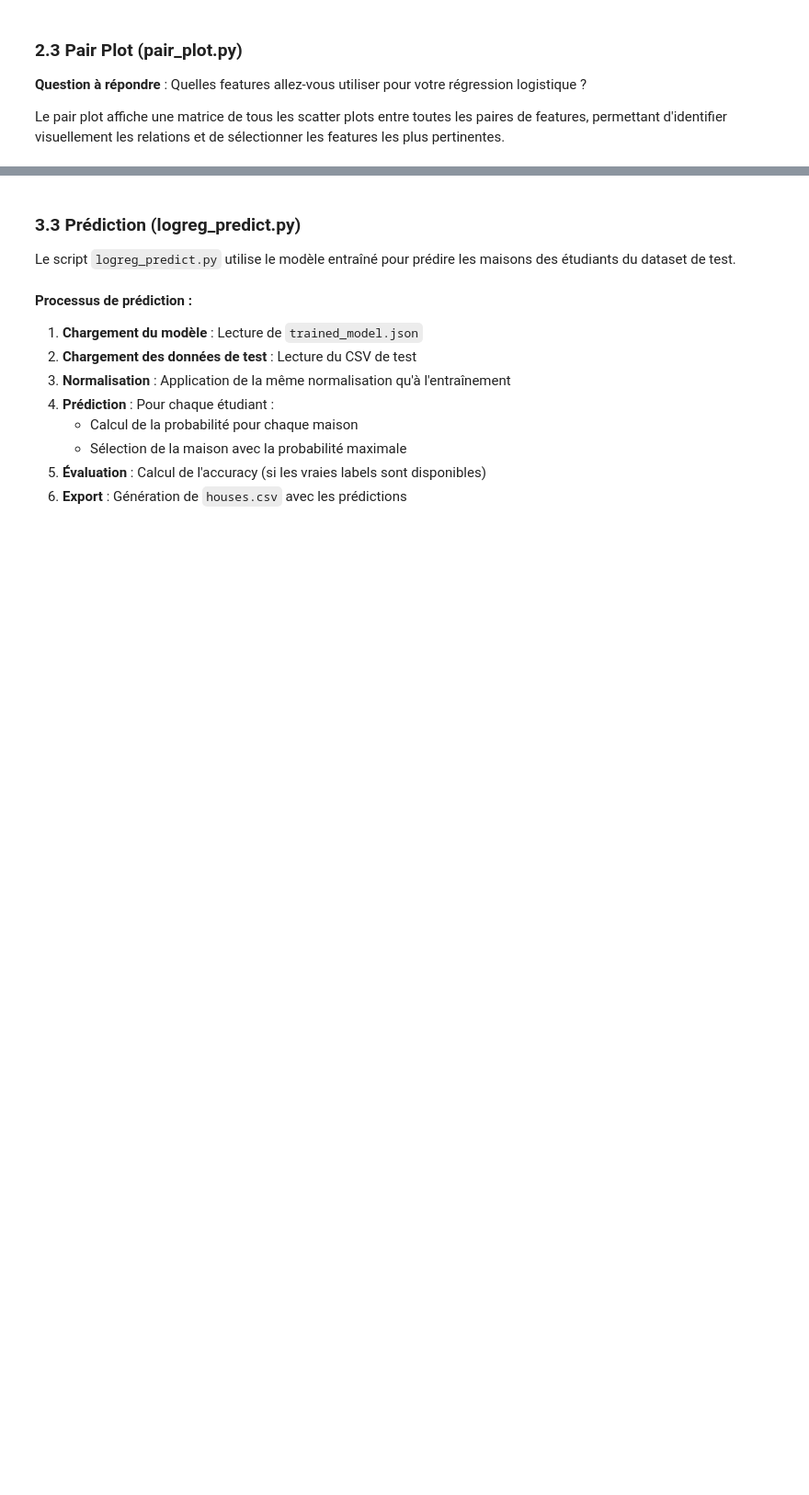
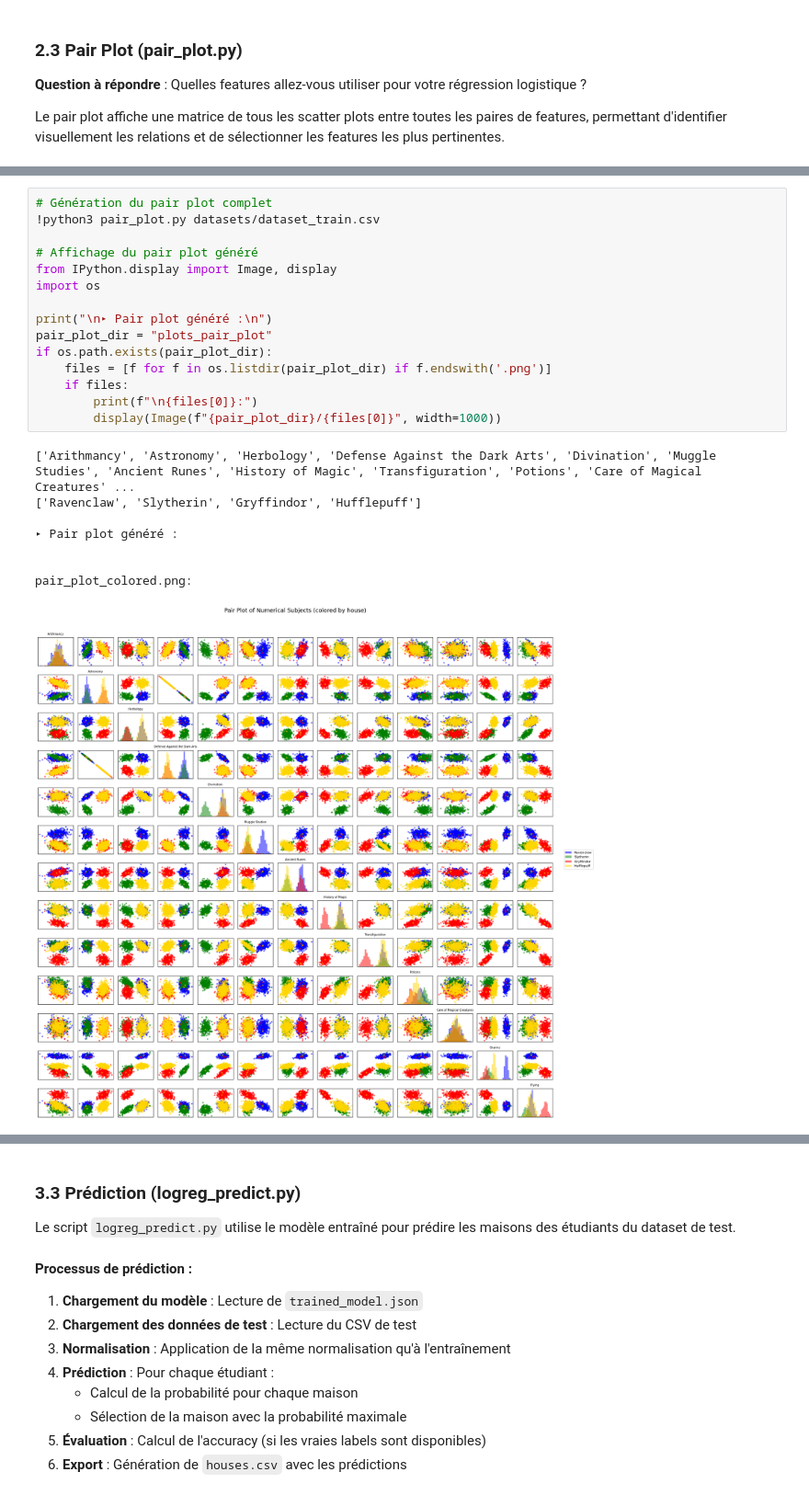
Before and after one commit to ai-dg/dslr, a Jupyter notebook: DSLR_Project_Explanation.ipynb, the cells around one changed output, grey strips where cells are left out. Shown at 92% size. Drawn from its saved outputs; the diff is of its cells as text; blank space fills up the shorter version.

```diff
--- a/DSLR_Project_Explanation.ipynb
+++ b/DSLR_Project_Explanation.ipynb
@@ -211 +259,25 @@ ImportError: The GTK3 backends require PyGObject
+# %%
+# Génération du pair plot complet
+!python3 pair_plot.py datasets/dataset_train.csv
+
+# Affichage du pair plot généré
+from IPython.display import Image, display
+import os
+
+print("\n▸ Pair plot généré :\n")
+pair_plot_dir = "plots_pair_plot"
+if os.path.exists(pair_plot_dir):
+    files = [f for f in os.listdir(pair_plot_dir) if f.endswith('.png')]
+    if files:
+        print(f"\n{files[0]}:")
+        display(Image(f"{pair_plot_dir}/{files[0]}", width=1000))
+# %% [output]
+['Arithmancy', 'Astronomy', 'Herbology', 'Defense Against the Dark Arts', 'Divination', 'Muggle Studies', 'Ancient Runes', 'History of Magic', 'Transfiguration', 'Potions', 'Care of Magical Creatures' ...
+['Ravenclaw', 'Slytherin', 'Gryffindor', 'Hufflepuff']
+
+▸ Pair plot généré :
+
+
+pair_plot_colored.png:
+[figure, added]
 # %% [markdown]
```
Also changed, not shown: parts of 27 cells of this notebook, 2 other files.
